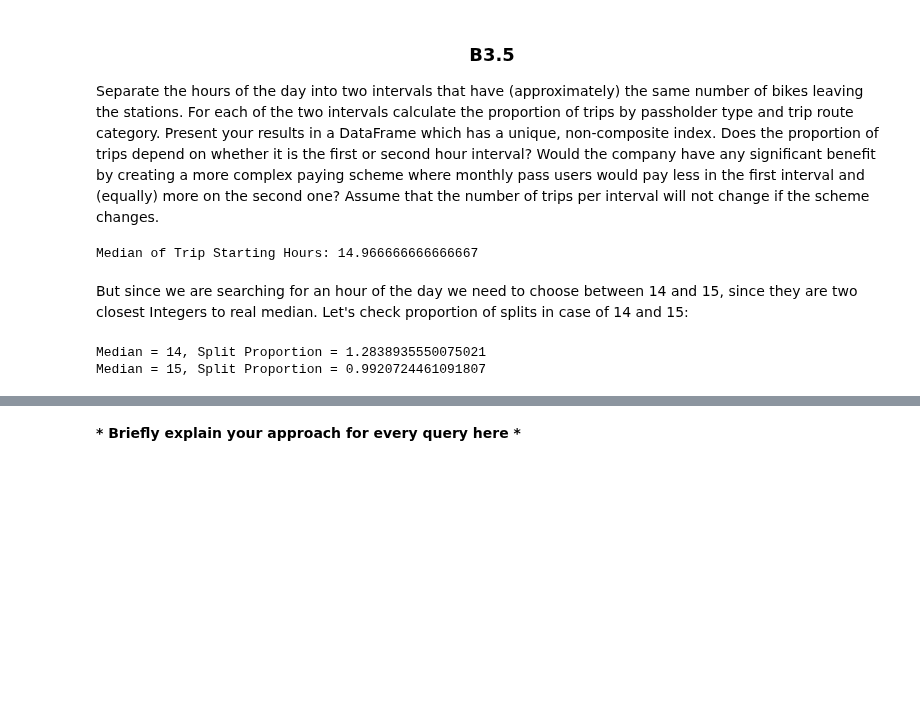
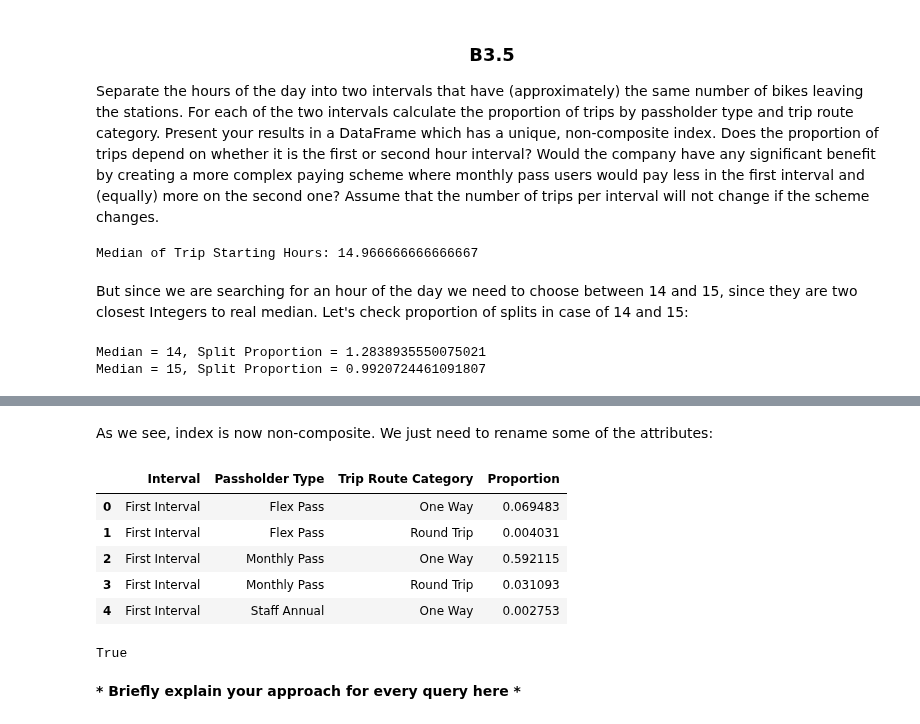
Before and after one commit to Apiquet/ADA_EPFL, a Jupyter notebook: ADA2018-Homework-master/01 - Pandas and Data Wrangling/Exercise 1.ipynb, the cells around one changed output, grey strips where cells are left out. Cells and saved outputs as stored; diff of their text form; code cells hidden in the pictures; blank space fills up the shorter version.

```diff
--- a/ADA2018-Homework-master/01 - Pandas and Data Wrangling/Exercise 1.ipynb
+++ b/ADA2018-Homework-master/01 - Pandas and Data Wrangling/Exercise 1.ipynb
@@ -819,2 +870,21 @@ meaning that Date and time values are ordered from the largest to smallest unit
+# %% [markdown]
+As we see, index is now non-composite. We just need to rename some of the attributes:
+# %%
+#renaming attributes
+df_trips_grouped_interval_proportion.rename(
+    columns={'level_0': 'Interval', 0 : 'Proportion'}, inplace=True)
+#displaying first few rows of grouped trips
+df_trips_grouped_interval_proportion.head()
+# %% [output]
+|  | Interval | Passholder Type | Trip Route Category | Proportion |
+| 0 | First Interval | Flex Pass | One Way | 0.069483 |
+| 1 | First Interval | Flex Pass | Round Trip | 0.004031 |
+| 2 | First Interval | Monthly Pass | One Way | 0.592115 |
+| 3 | First Interval | Monthly Pass | Round Trip | 0.031093 |
+| 4 | First Interval | Staff Annual | One Way | 0.002753 |
+# %%
+df_trips_grouped_interval_proportion.index.is_unique
+# %% [output]
+True
 # %% [markdown]
 __\* Briefly explain your approach for every query here \*__
```
Also changed, not shown: parts of 10 cells of this notebook.
